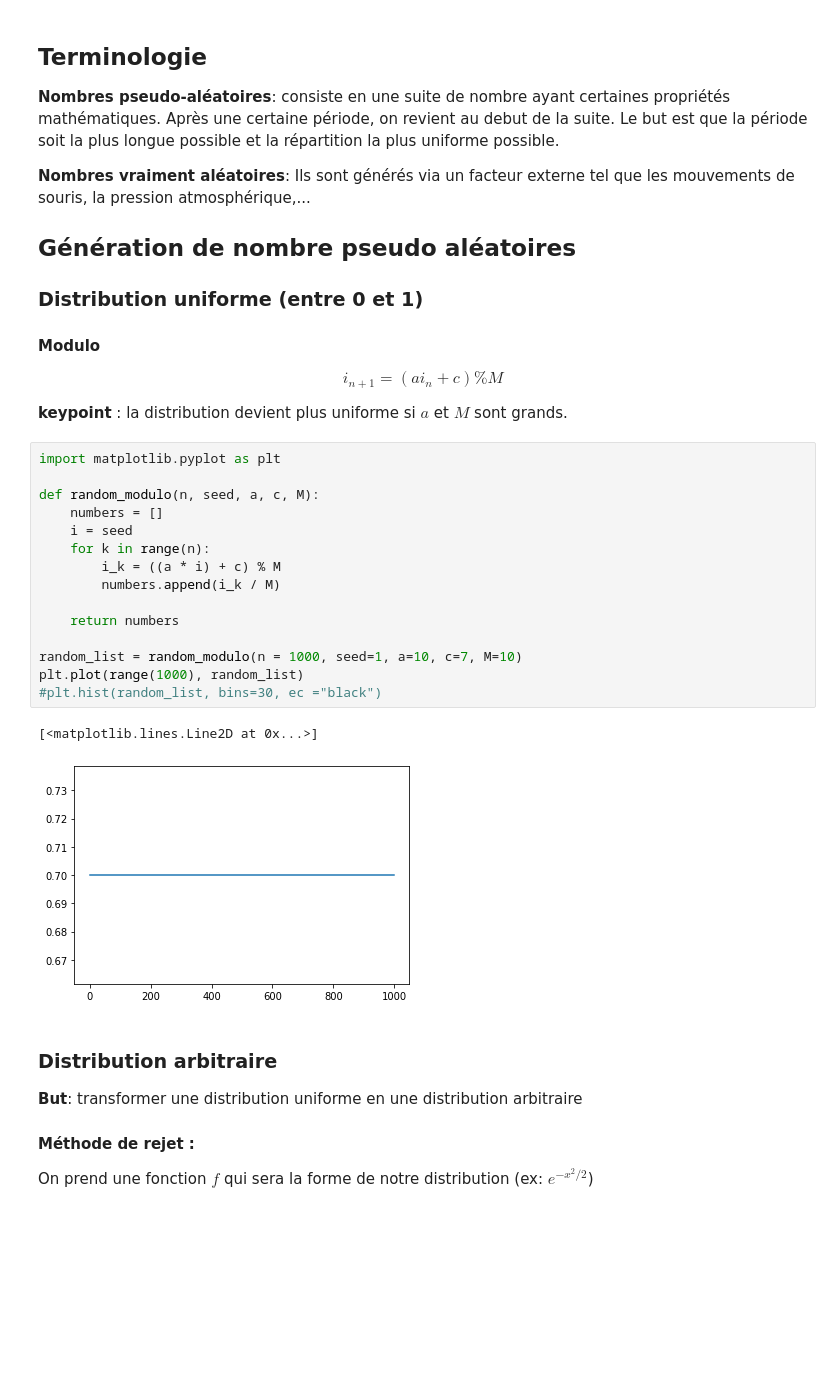
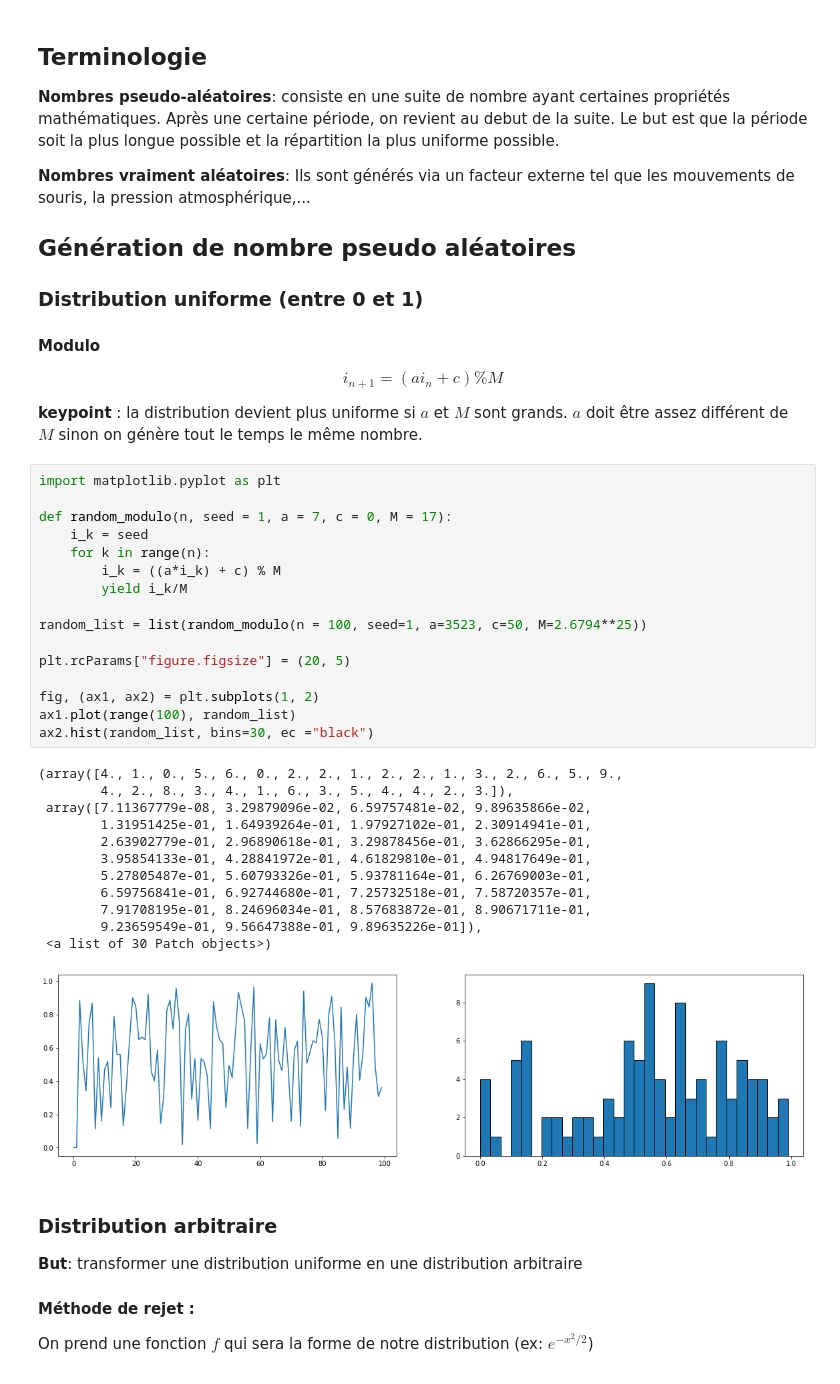
Before and after one commit to Mathieu-R/computational-physics, a Jupyter notebook: Nombres aléatoires.ipynb, the cells around one changed output. Saved outputs shown, nothing was run; the diff lists cells and outputs as text; blank space fills up the shorter version.

```diff
--- a/Nombres aléatoires.ipynb
+++ b/Nombres aléatoires.ipynb
@@ -14,25 +14,36 @@ $$
     i_{n+1} = (a i_n + c) \% M
 $$
 
-**keypoint** : la distribution devient plus uniforme si $a$ et $M$ sont grands.
+**keypoint** : la distribution devient plus uniforme si $a$ et $M$ sont grands. $a$ doit être assez différent de $M$ sinon on génère tout le temps le même nombre.
 # %%
 import matplotlib.pyplot as plt
 
-def random_modulo(n, seed, a, c, M):
-    numbers = []
-    i = seed
+def random_modulo(n, seed = 1, a = 7, c = 0, M = 17):
+    i_k = seed
     for k in range(n):
-        i_k = ((a * i) + c) % M
-        numbers.append(i_k / M)
+        i_k = ((a*i_k) + c) % M
+        yield i_k/M
 
-    return numbers
+random_list = list(random_modulo(n = 100, seed=1, a=3523, c=50, M=2.6794**25))
 
-random_list = random_modulo(n = 1000, seed=1, a=10, c=7, M=10)
-plt.plot(range(1000), random_list)
-#plt.hist(random_list, bins=30, ec ="black")
+plt.rcParams["figure.figsize"] = (20, 5)
+
+fig, (ax1, ax2) = plt.subplots(1, 2)
+ax1.plot(range(100), random_list)
+ax2.hist(random_list, bins=30, ec ="black")
 # %% [output]
-[<matplotlib.lines.Line2D at 0x...>]
+(array([4., 1., 0., 5., 6., 0., 2., 2., 1., 2., 2., 1., 3., 2., 6., 5., 9.,
+        4., 2., 8., 3., 4., 1., 6., 3., 5., 4., 4., 2., 3.]),
+ array([7.11367779e-08, 3.29879096e-02, 6.59757481e-02, 9.89635866e-02,
+        1.31951425e-01, 1.64939264e-01, 1.97927102e-01, 2.30914941e-01,
+        2.63902779e-01, 2.96890618e-01, 3.29878456e-01, 3.62866295e-01,
+        3.95854133e-01, 4.28841972e-01, 4.61829810e-01, 4.94817649e-01,
+        5.27805487e-01, 5.60793326e-01, 5.93781164e-01, 6.26769003e-01,
+        6.59756841e-01, 6.92744680e-01, 7.25732518e-01, 7.58720357e-01,
+        7.91708195e-01, 8.24696034e-01, 8.57683872e-01, 8.90671711e-01,
+        9.23659549e-01, 9.56647388e-01, 9.89635226e-01]),
+ <a list of 30 Patch objects>)
-[figure, old version]
+[figure, new version]
 # %% [markdown]
 ### Distribution arbitraire
 
```
Also changed, not shown: 4 other files.
